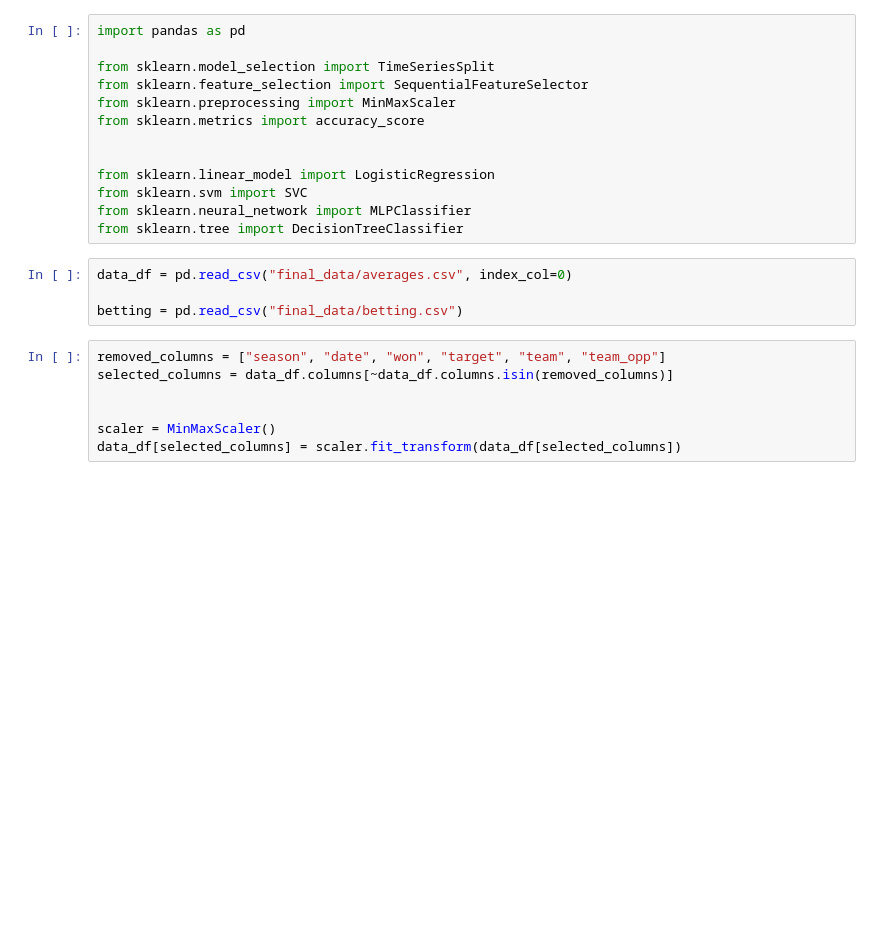
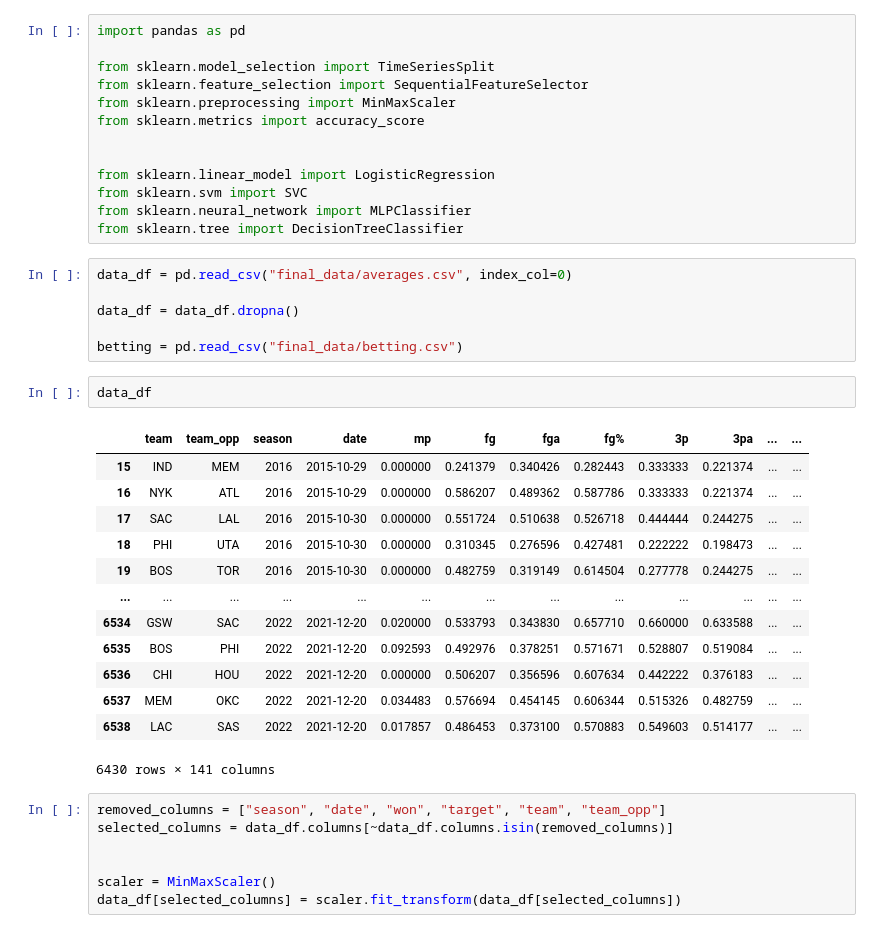
Before and after one commit to csangelahu/ML_final, a Jupyter notebook: predict.ipynb, the cells around one changed output. Saved outputs shown, nothing was run; the diff lists cells and outputs as text; blank space fills up the shorter version.

```diff
--- a/predict.ipynb
+++ b/predict.ipynb
@@ -14,7 +14,25 @@ from sklearn.tree import DecisionTreeClassifier
 # %%
 data_df = pd.read_csv("final_data/averages.csv", index_col=0)
 
+data_df = data_df.dropna()
+
 betting = pd.read_csv("final_data/betting.csv")
+# %%
+data_df
+# %% [output]
+|  | team | team_opp | season | date | mp | fg | fga | fg% | 3p | 3pa | ... | ... |
+| 15 | IND | MEM | 2016 | 2015-10-29 | 0.000000 | 0.241379 | 0.340426 | 0.282443 | 0.333333 | 0.221374 | ... | ... |
+| 16 | NYK | ATL | 2016 | 2015-10-29 | 0.000000 | 0.586207 | 0.489362 | 0.587786 | 0.333333 | 0.221374 | ... | ... |
+| 17 | SAC | LAL | 2016 | 2015-10-30 | 0.000000 | 0.551724 | 0.510638 | 0.526718 | 0.444444 | 0.244275 | ... | ... |
+| 18 | PHI | UTA | 2016 | 2015-10-30 | 0.000000 | 0.310345 | 0.276596 | 0.427481 | 0.222222 | 0.198473 | ... | ... |
+| 19 | BOS | TOR | 2016 | 2015-10-30 | 0.000000 | 0.482759 | 0.319149 | 0.614504 | 0.277778 | 0.244275 | ... | ... |
+| ... | ... | ... | ... | ... | ... | ... | ... | ... | ... | ... | ... | ... |
+| 6534 | GSW | SAC | 2022 | 2021-12-20 | 0.020000 | 0.533793 | 0.343830 | 0.657710 | 0.660000 | 0.633588 | ... | ... |
+| 6535 | BOS | PHI | 2022 | 2021-12-20 | 0.092593 | 0.492976 | 0.378251 | 0.571671 | 0.528807 | 0.519084 | ... | ... |
+| 6536 | CHI | HOU | 2022 | 2021-12-20 | 0.000000 | 0.506207 | 0.356596 | 0.607634 | 0.442222 | 0.376183 | ... | ... |
+| 6537 | MEM | OKC | 2022 | 2021-12-20 | 0.034483 | 0.576694 | 0.454145 | 0.606344 | 0.515326 | 0.482759 | ... | ... |
+| 6538 | LAC | SAS | 2022 | 2021-12-20 | 0.017857 | 0.486453 | 0.373100 | 0.570883 | 0.549603 | 0.514177 | ... | ... |
+6430 rows × 141 columns
 # %%
 removed_columns = ["season", "date", "won", "target", "team", "team_opp"]
 selected_columns = data_df.columns[~data_df.columns.isin(removed_columns)]
```
Also changed, not shown: parts of 8 cells of this notebook.
